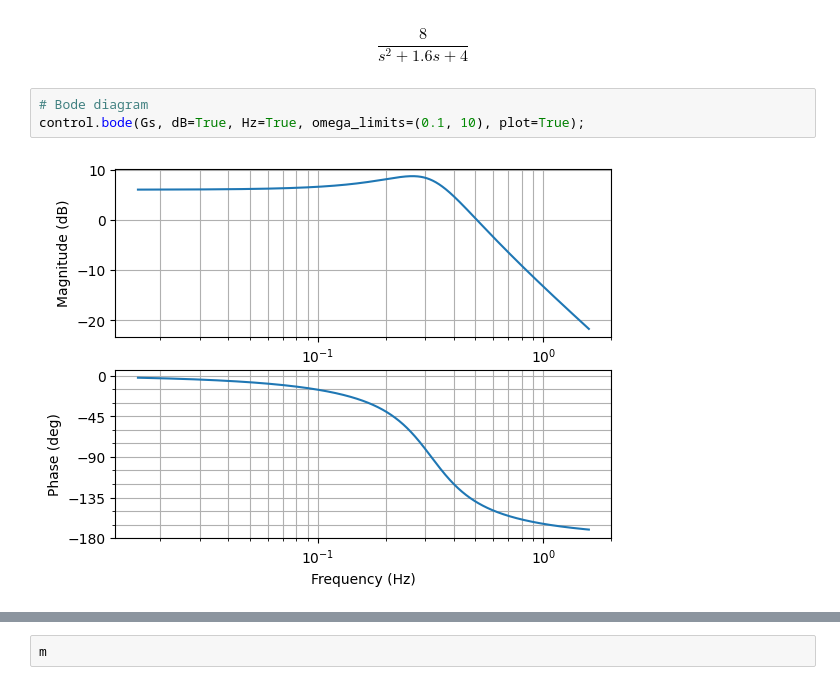
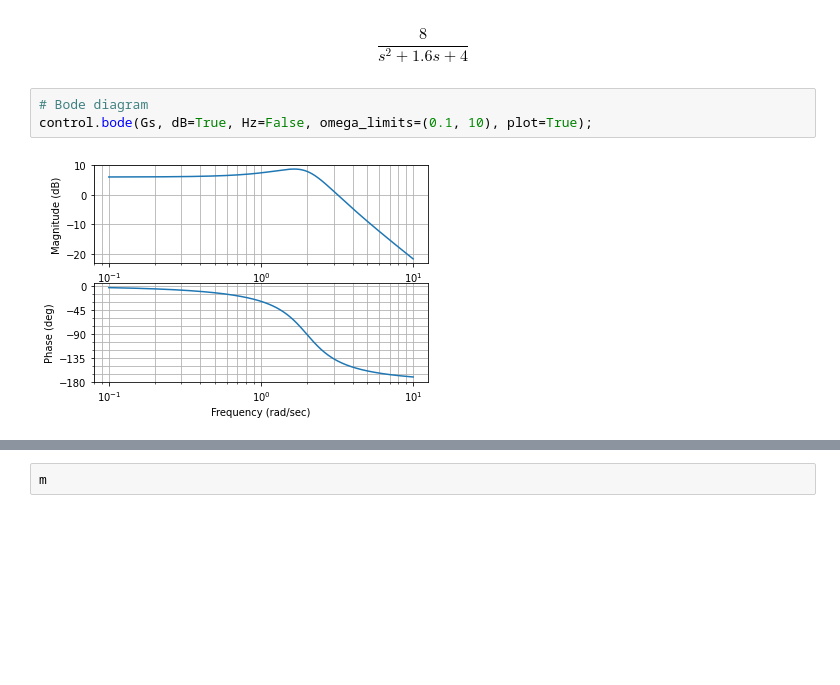
Before and after one commit to JoaoYukio/PCO119, a Jupyter notebook: Atividade 5/Atividade5.ipynb, the cells around one changed output, grey strips where cells are left out. Cells and saved outputs as stored; diff of their text form; blank space fills up the shorter version.

```diff
--- a/Atividade 5/Atividade5.ipynb
+++ b/Atividade 5/Atividade5.ipynb
@@ -13,9 +13,9 @@ Gs
 $$\frac{8}{s^2 + 1.6 s + 4}$$
 # %%
 # Bode diagram
-control.bode(Gs, dB=True, Hz=True, omega_limits=(0.1, 10), plot=True);
+control.bode(Gs, dB=True, Hz=False, omega_limits=(0.1, 10), plot=True);
 # %% [output]
-[figure, old version]
+[figure, new version]
 # %%
 m = control.bode(Gs, omega=3.333)
 # %% [output]
```
Also changed, not shown: parts of 19 cells of this notebook, 1 other file.
